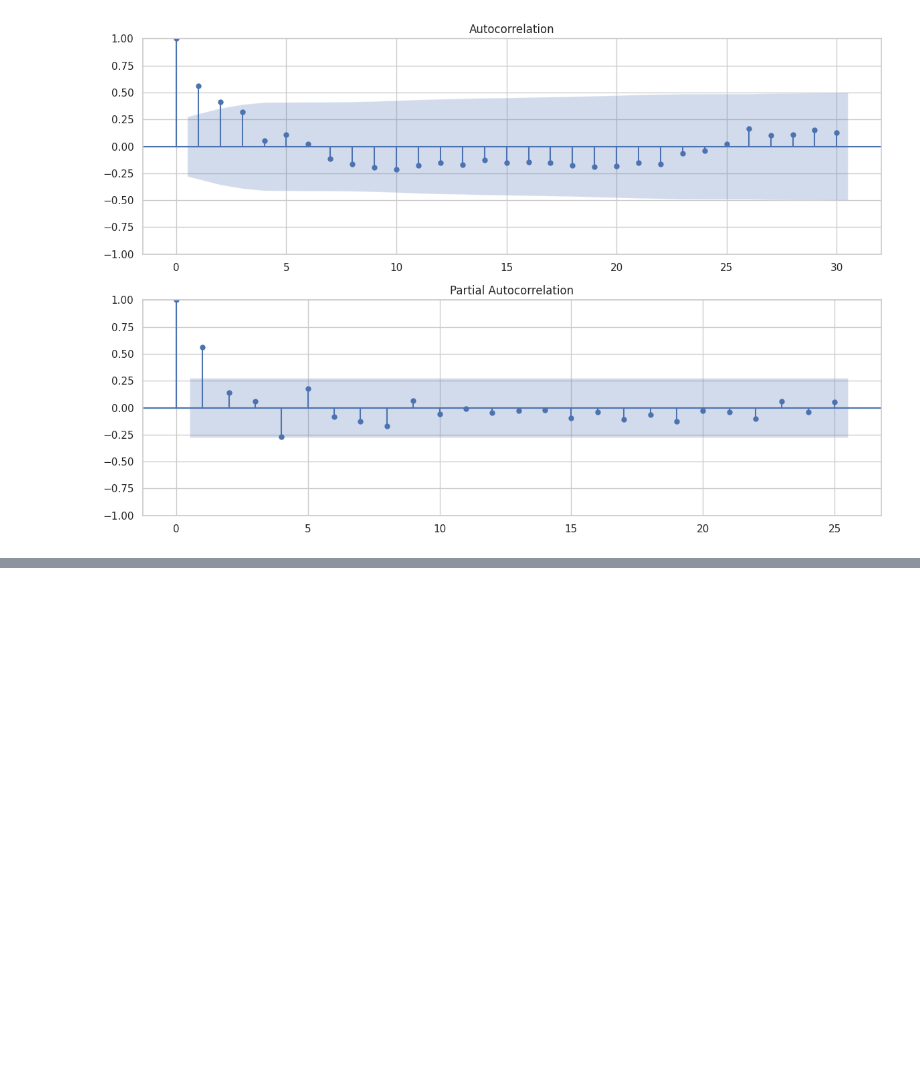
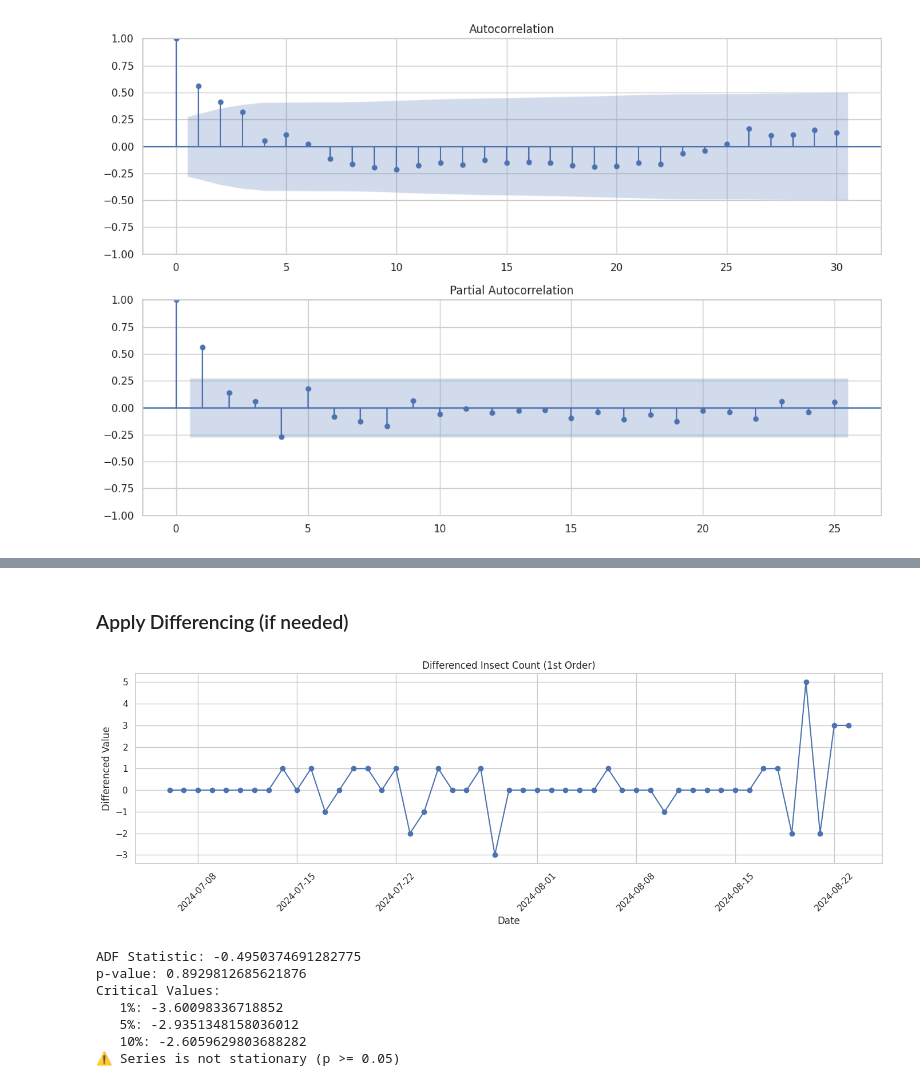
Before and after one commit to raz0208/Agritech-Pest-Prediction, a Jupyter notebook: Agritech_Pest_Prediction_Time_Series_Analysis.ipynb, the cells around one changed output, grey strips where cells are left out. Drawn from its saved outputs; the diff is of its cells as text; code cells hidden in the pictures; blank space fills up the shorter version.

```diff
--- a/Agritech_Pest_Prediction_Time_Series_Analysis.ipynb
+++ b/Agritech_Pest_Prediction_Time_Series_Analysis.ipynb
@@ -137,0 +140,15 @@ plt.show()
+# %%
+# Perform Augmented Dickey-Fuller test
+adf_result = adfuller(DateAgg_df['Number of Insects'])
+
+print("ADF Statistic:", adf_result[0])
+print("p-value:", adf_result[1])
+print("Critical Values:")
+for key, value in adf_result[4].items():
+    print(f"   {key}: {value}")
+
+# Interpretation
+if adf_result[1] < 0.05:
+    print("✅ Series is stationary (p < 0.05)")
+else:
+    print("⚠️ Series is not stationary (p >= 0.05)")
@@ -137,0 +208,27 @@ plt.show()
+# %% [markdown]
+### Apply Differencing (if needed)
+# %%
+# Apply first-order differencing
+df_diff = DateAgg_df['Number of Insects'].diff().dropna()
+
+# Plot differenced data
+plt.figure(figsize=(14, 5))
+plt.plot(df_diff, marker='o', linestyle='-')
+plt.title('Differenced Insect Count (1st Order)')
+plt.xlabel('Date')
+plt.ylabel('Differenced Value')
+plt.xticks(rotation=45)
+plt.tight_layout()
+plt.show()
+
+# Re-check stationarity
+check_stationarity(df_diff)
+# %% [output]
+[figure, added]
+ADF Statistic: -0.4950374691282775
+p-value: 0.8929812685621876
+Critical Values:
+   1%: -3.60098336718852
+   5%: -2.9351348158036012
+   10%: -2.6059629803688282
+⚠️ Series is not stationary (p >= 0.05)
```
Also changed, not shown: parts of 4 cells of this notebook.
